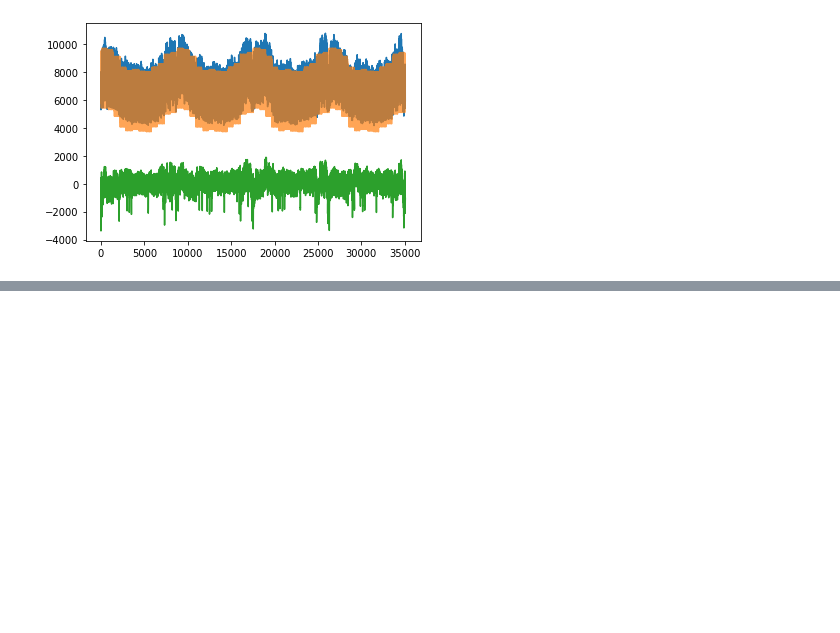
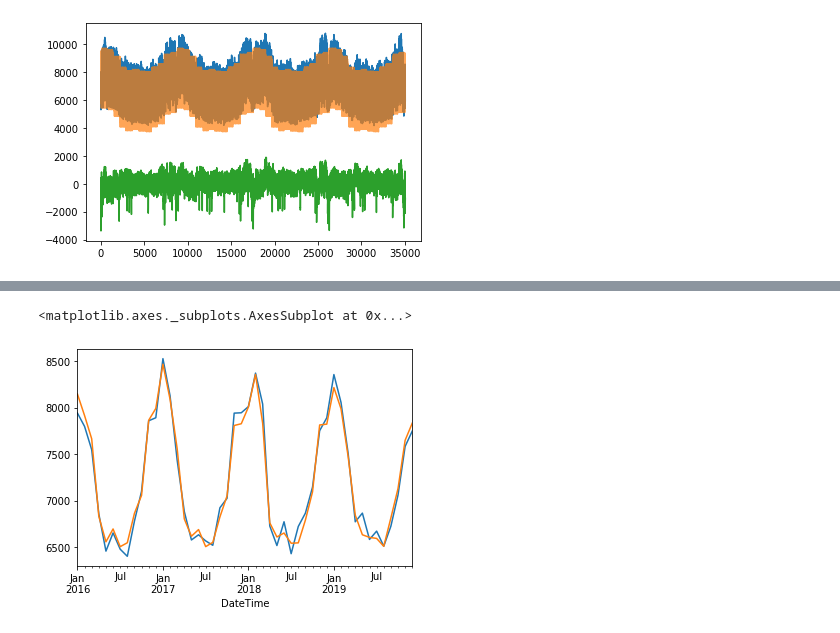
Before and after one commit to inwe-boku/lecture-scientific-computing, a Jupyter notebook: lecture07-fitting/lecture07-dummies.ipynb, the cells around one changed output, grey strips where cells are left out. Cells and saved outputs as stored; diff of their text form; code cells hidden in the pictures; blank space fills up the shorter version.

```diff
--- a/lecture07-fitting/lecture07-dummies.ipynb
+++ b/lecture07-fitting/lecture07-dummies.ipynb
@@ -161,7 +214,7 @@ def get_X(data, has_trend = False):
     return X_out
 
 X = get_X(power_demand_at_hourly)
-X = np.append(X, temp_data_year.values.reshape(-1, 1), axis=1)
+X = np.append(X, temp_data_year_np.reshape(-1, 1), axis=1)
 # %%
 regr = linear_model.LinearRegression(fit_intercept=False)
 
@@ -180 +233,8 @@ r2_score(Y, pred)
+# %%
+power_demand_at_hourly["Prediction"] = pred
+power_demand_at_hourly["TotalLoadValue"].resample('1m').mean().plot()
+power_demand_at_hourly["Prediction"].resample('1m').mean().plot()
+# %% [output]
+<matplotlib.axes._subplots.AxesSubplot at 0x...>
+[figure, added]
 # %%
```
Also changed, not shown: parts of 17 cells of this notebook.
